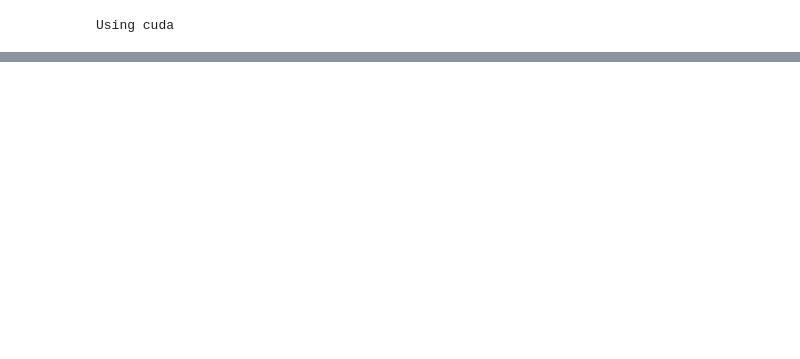
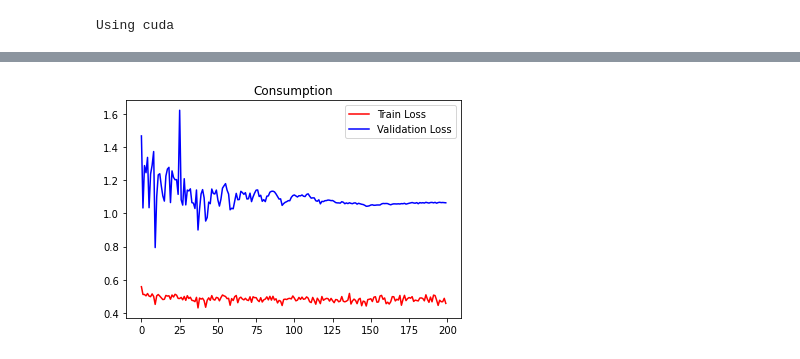
Before and after one commit to fancyshon/DSAI_2022, a Jupyter notebook: HW3/main.ipynb, the cells around one changed output, grey strips where cells are left out. Saved outputs shown, nothing was run; the diff lists cells and outputs as text; code cells hidden in the pictures; blank space fills up the shorter version.

```diff
--- a/HW3/main.ipynb
+++ b/HW3/main.ipynb
@@ -304,0 +264,8 @@ FileNotFoundError: [Errno 2] No such file or directory: 'testing.csv'
+# %%
+model = LSTM()
+model=model.to(device)
+criterion=torch.nn.MSELoss()
+optimizer=torch.optim.Adam(model.parameters(), lr = LR)
+lr_scheduler=torch.optim.lr_scheduler.StepLR(optimizer=optimizer, step_size=20, gamma=0.5)
+
+train_losses, valid_losses, preds, targets=train(model, EPOCH, train_loader, valid_loader, 'Consumption', lr_scheduler)
@@ -304,0 +274,11 @@ FileNotFoundError: [Errno 2] No such file or directory: 'testing.csv'
+# %%
+plt.plot(train_losses, 'r', label='Train Loss')
+plt.plot(valid_losses, 'b', label='Validation Loss')
+plt.legend()
+plt.title('Consumption')
+plt.show()
+
+# print(len(preds))
+# print(len(targets))
+# %% [output]
+[figure, added]
```
Also changed, not shown: parts of 23 cells of this notebook, 10 other files.
